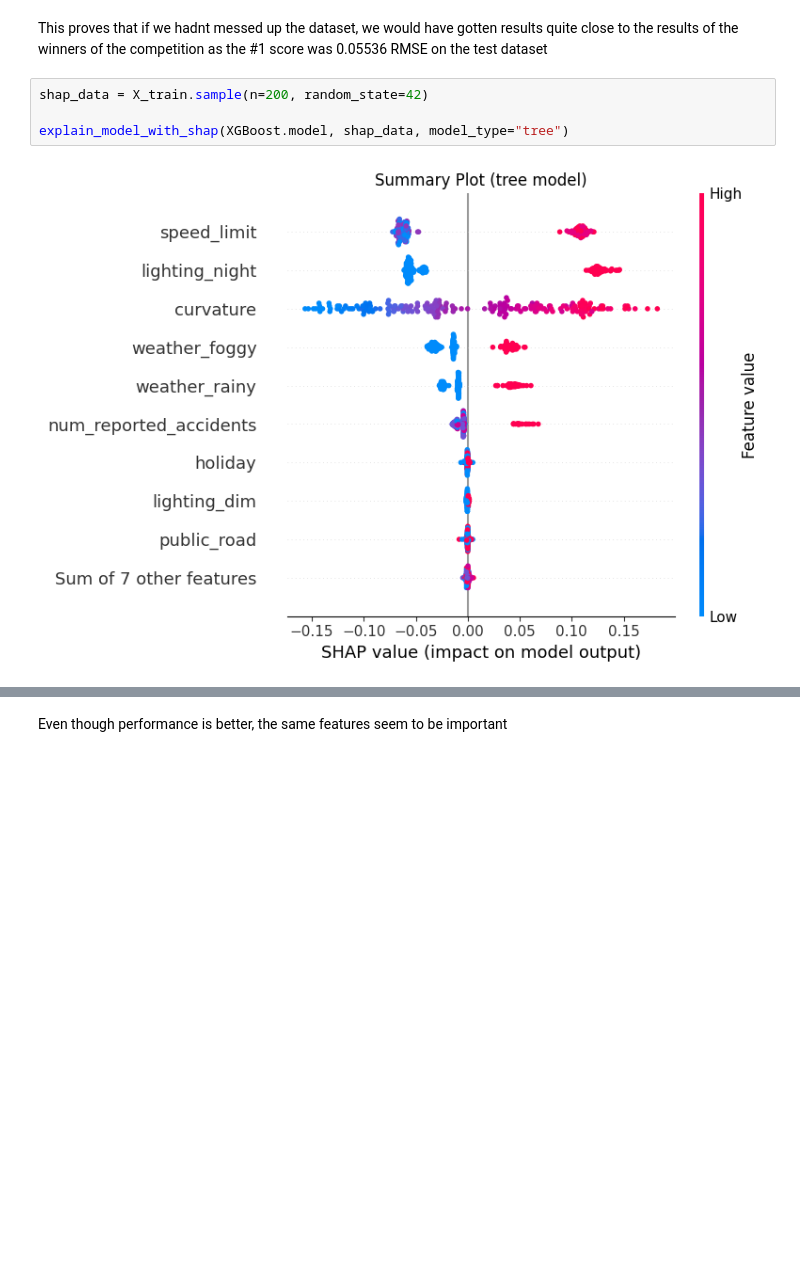
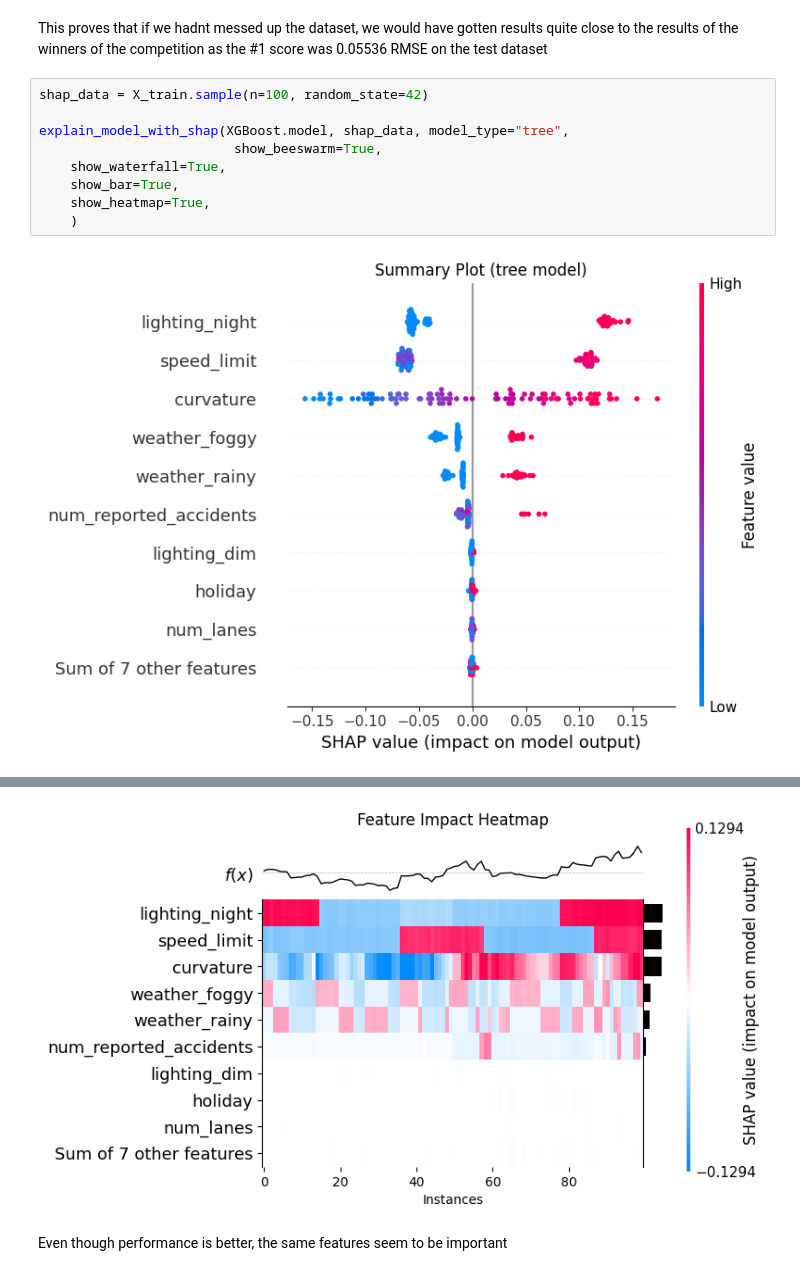
Before and after one commit to RandomNoobster/Predicting-Road-Accident-Risk, a Jupyter notebook: main_sidequest.ipynb, the cells around one changed output, grey strips where cells are left out. Saved outputs shown, nothing was run; the diff lists cells and outputs as text; blank space fills up the shorter version.

Commit message:
Added more graphs

```diff
--- a/main_sidequest.ipynb
+++ b/main_sidequest.ipynb
@@ -79,9 +79,14 @@ metrics_df
 # %% [markdown]
 This proves that if we hadnt messed up the dataset, we would have gotten results quite close to the results of the winners of the competition as the #1 score was 0.05536 RMSE on the test dataset
 # %%
-shap_data = X_train.sample(n=200, random_state=42)
+shap_data = X_train.sample(n=100, random_state=42)
 
-explain_model_with_shap(XGBoost.model, shap_data, model_type="tree")
+explain_model_with_shap(XGBoost.model, shap_data, model_type="tree",
+                         show_beeswarm=True,
+    show_waterfall=True,
+    show_bar=True,
+    show_heatmap=True,
+    )
 # %% [output]
-[figure, old version]
+[figure, new version]
 [figure]
@@ -88,2 +94,3 @@ explain_model_with_shap(XGBoost.model, shap_data, model_type="tree")
+[figure, added]
 # %% [markdown]
 Even though performance is better, the same features seem to be important
```
Also changed, not shown: parts of 1 cell of this notebook.
